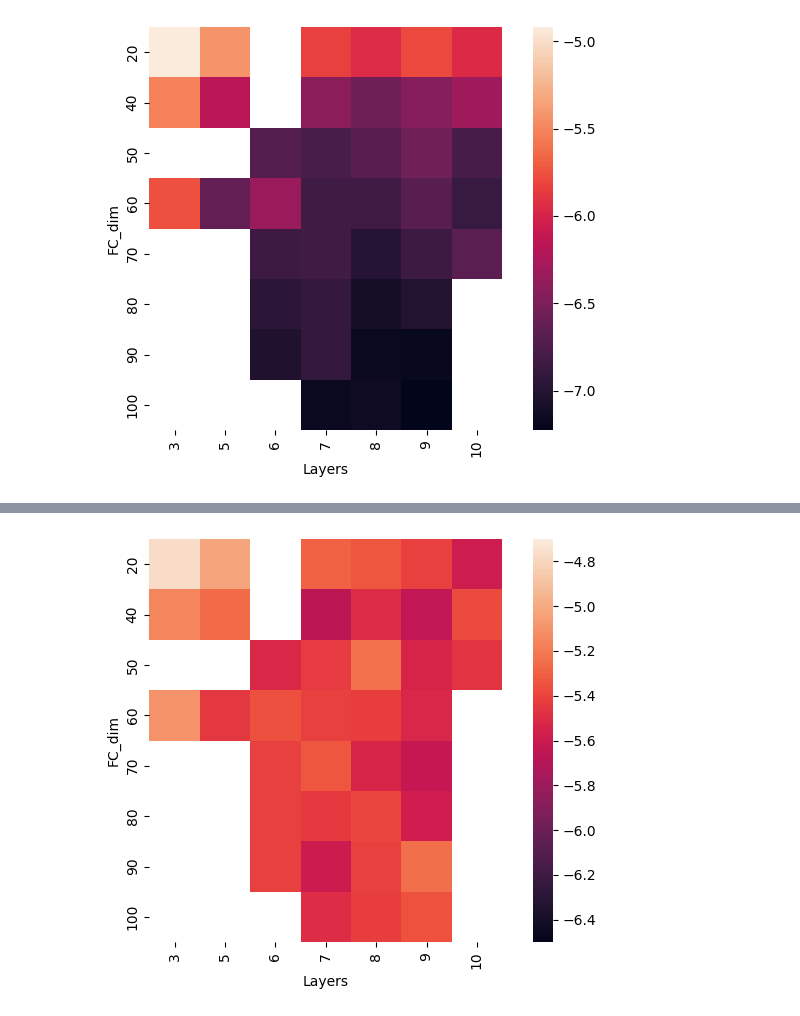
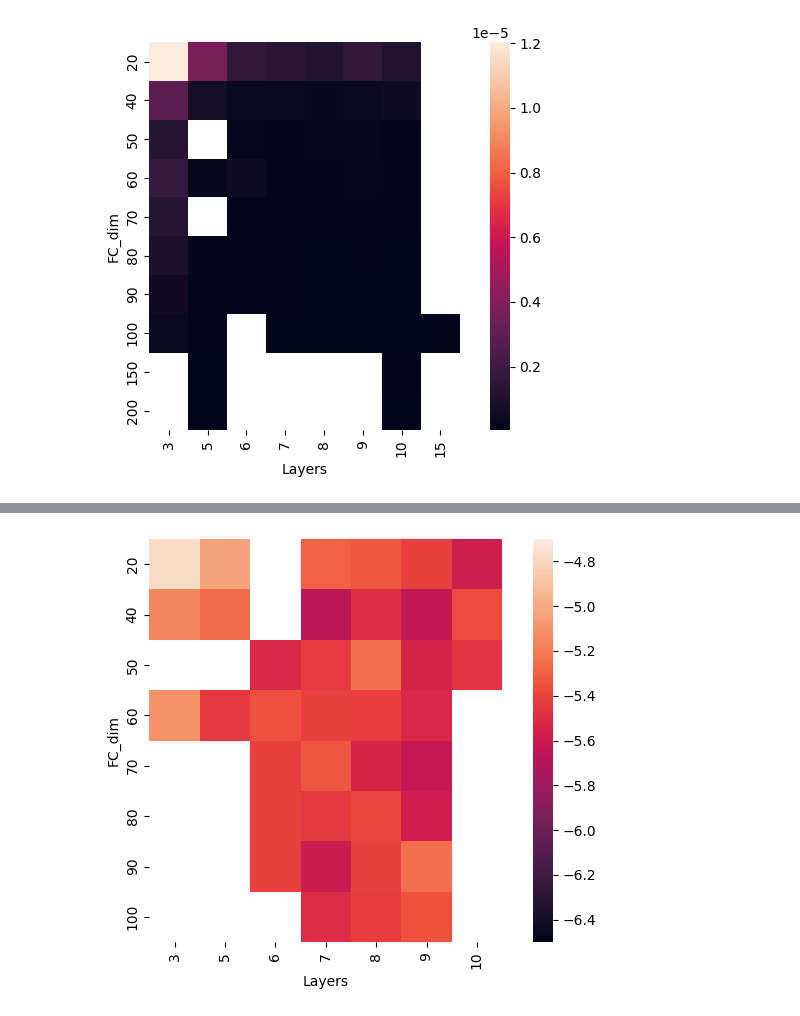
Before and after one commit to Atomtomate/LuttingerWard_from_ML, a Jupyter notebook: notebooks/AEFC_Plots.ipynb, the cells around one changed output, grey strips where cells are left out. Cells and saved outputs as stored; diff of their text form; code cells hidden in the pictures.

```diff
--- a/notebooks/AEFC_Plots.ipynb
+++ b/notebooks/AEFC_Plots.ipynb
@@ -95,0 +96,8 @@ plt.show()
+# %%
+df["nparams_per_log_loss"] = df["Loss"]  / df["nparams"]
+piv = pd.pivot_table(df, values="nparams_per_log_loss",columns=["Layers"], index=["FC_dim"], fill_value=np.nan)
+
+ax = sns.heatmap(piv, square=True)
+plt.setp( ax.xaxis.get_majorticklabels(), rotation=90 )
+plt.tight_layout()
+plt.show()
@@ -96,9 +106,9 @@ plt.show()
 # %%
 
-piv = pd.pivot_table(df, values="log_loss",columns=["Layers"], index=["FC_dim"], fill_value=np.nan)
+piv = pd.pivot_table(df, values="Loss",columns=["Layers"], index=["FC_dim"], fill_value=np.nan)
 ax = sns.heatmap(piv, square=True)
 plt.setp( ax.xaxis.get_majorticklabels(), rotation=90 )
 plt.tight_layout()
 plt.show()
 # %% [output]
-[figure, old version]
+[figure, new version]
```
Also changed, not shown: parts of 5 cells of this notebook, 4 other files.
